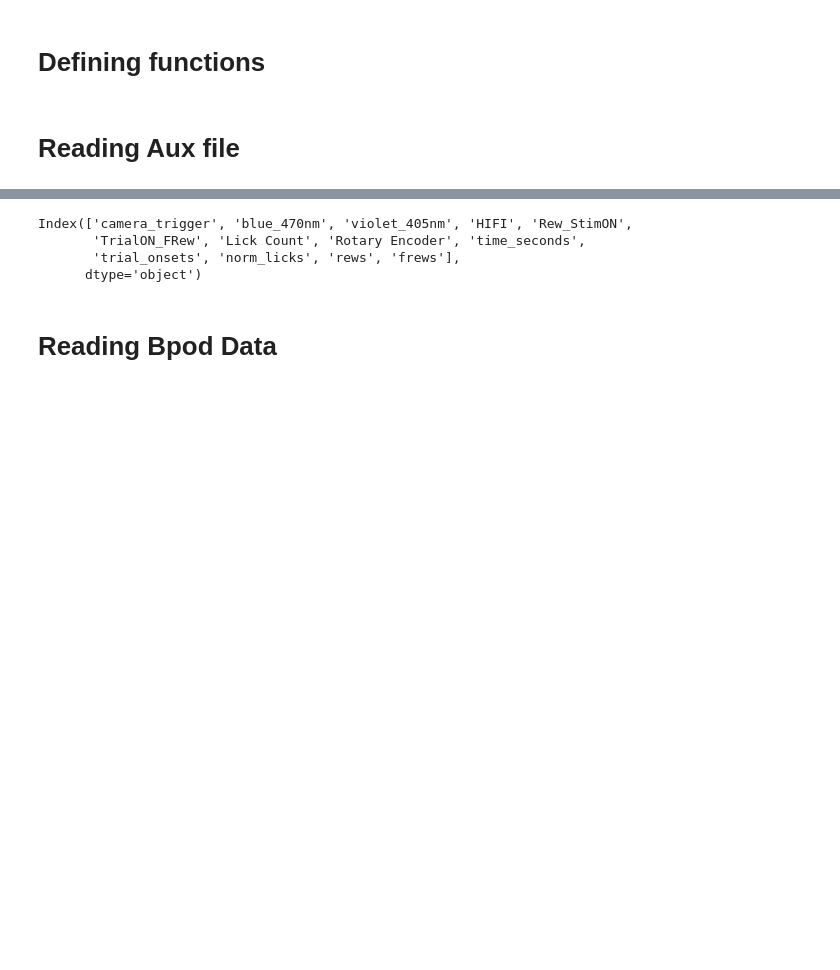
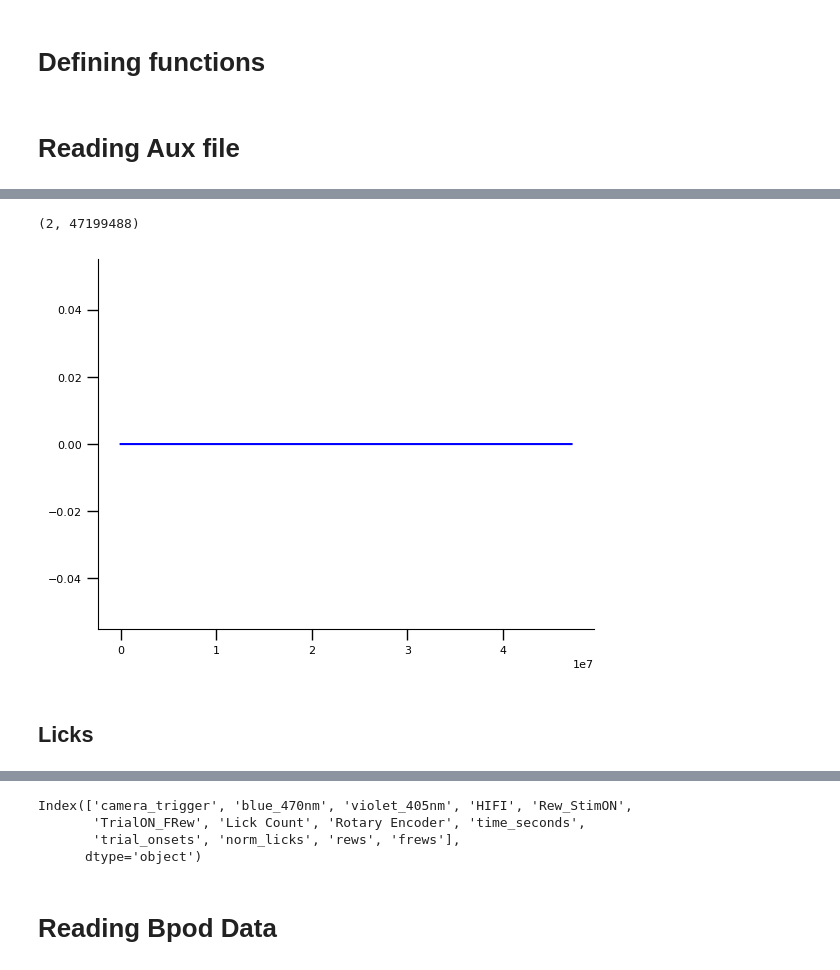
Before and after one commit to aeltonaraujoneuro/wfield, a Jupyter notebook: notebooks/66_Aelton_AUX.ipynb, the cells around one changed output, grey strips where cells are left out. Cells and saved outputs as stored; diff of their text form; code cells hidden in the pictures; blank space fills up the shorter version.

Commit message:
outcome plot

```diff
--- a/notebooks/66_Aelton_AUX.ipynb
+++ b/notebooks/66_Aelton_AUX.ipynb
@@ -33,0 +67,6 @@ def list_scans(data_folder, keyword):
+# %%
+def demultiplex(auxdata, channels=5):
+    """Demultiplex the digital data"""
+    auxdata = auxdata.flatten()
+    binary = [[int(x) for x in f'{x:0{channels}b}'] for x in auxdata]
+    return np.array(binary, dtype=bool).T
@@ -97,10 +204,17 @@ h5_path
 # Open the HDF5 file
 with h5py.File(h5_path, 'r') as f:
     sweep_data_key = list(f.keys())[1]
+    # print(sweep_data_key)
     sweep_data = f[sweep_data_key]
+    # print(sweep_data.keys())
     header = f['header']
+    # print(header.keys())
     AIChannelNames = header['AIChannelNames'][:]
+    DIChannelNames = header['DIChannelNames']
+    DIChannelTerminalIDs = header['DIChannelTerminalIDs'][:]
     YLimitsPerAIChannel = header['YLimitsPerAIChannel'][:]
     AIChannelNames = [name.decode('utf-8') for name in AIChannelNames]
+    DIChannelNames = [name.decode('utf-8') for name in DIChannelNames]
     SampleRate = header['AcquisitionSampleRate'][:]
     analogData = sweep_data['analogScans'][:]
+    digitalData = sweep_data['digitalScans'][:]
@@ -118,0 +245,6 @@ Index(['camera_trigger', 'blue_470nm', 'violet_405nm', 'HIFI', 'Rew_StimON',
+# %%
+digital_scans = demultiplex(digitalData[0], len(DIChannelNames))
+# %%
+digital_scans.shape
+# %% [output]
+(2, 47199488)
@@ -119,3 +258,11 @@ Index(['camera_trigger', 'blue_470nm', 'violet_405nm', 'HIFI', 'Rew_StimON',
+# %%
+plt.plot(digital_scans[0],c="blue");
+# plt.plot(digital_scans[1],c='red');
+# plt.plot(df['HIFI_norm'],c='black');
+# %% [output]
+[figure, added]
+# %% [markdown]
+## Licks
 # %%
 norm_TrialON_FRew = (df['TrialON_FRew'] - df['TrialON_FRew'].min()) / (df['TrialON_FRew'].max() - df['TrialON_FRew'].min())
 norm_TrialON_FRew = norm_TrialON_FRew.round(0)
```
Also changed, not shown: parts of 31 cells of this notebook.
